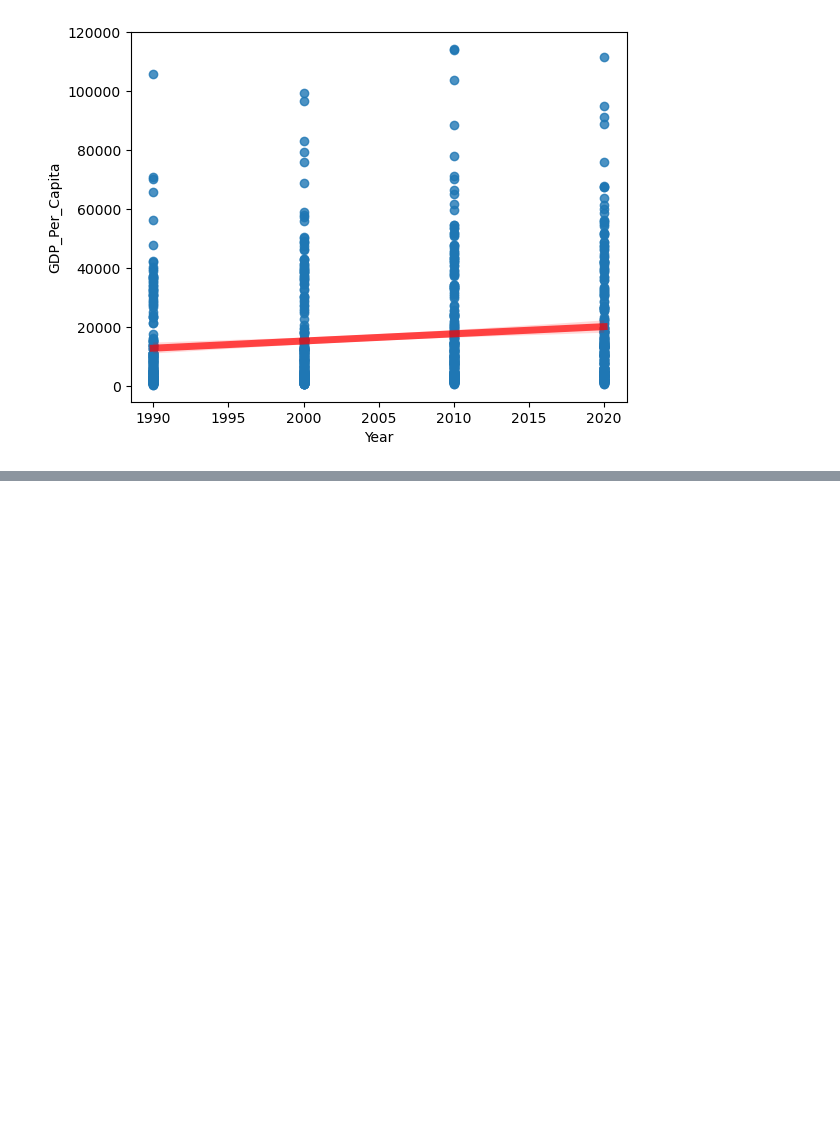
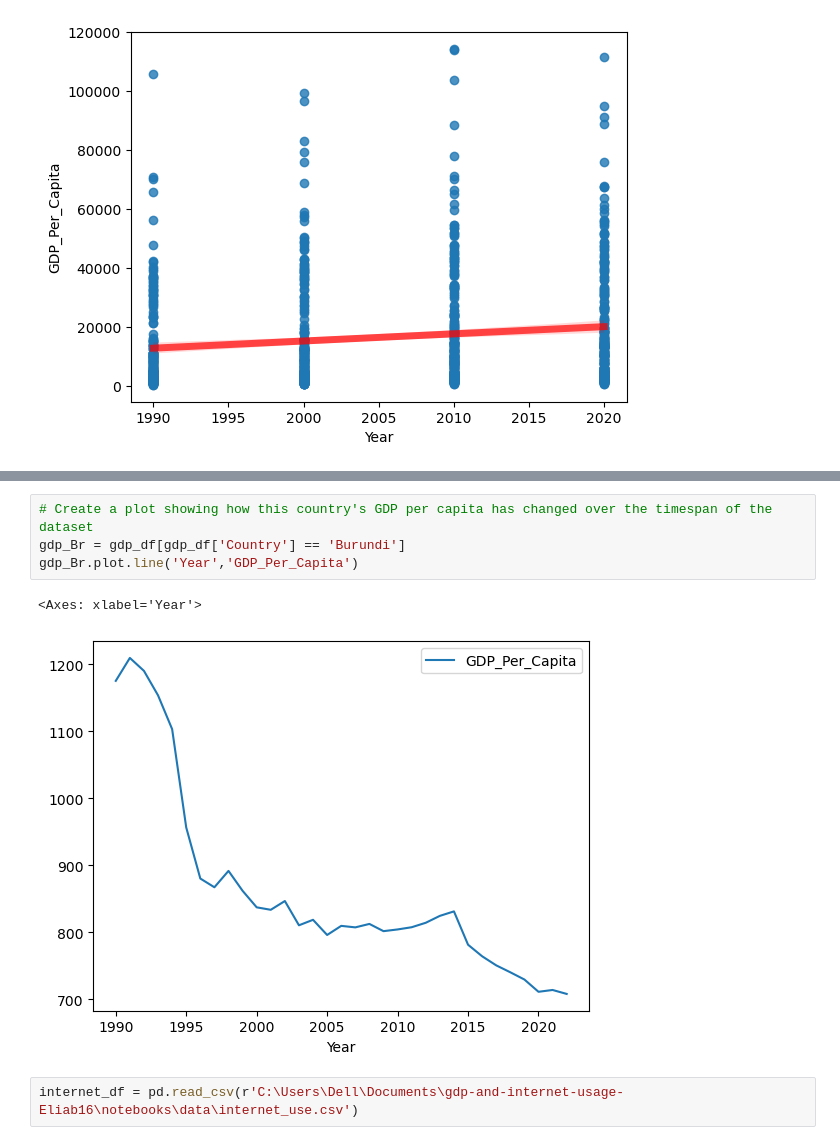
Before and after one commit to NSS-Data-Analytics-Cohort-10/gdp-and-internet-usage-Eliab16, a Jupyter notebook: notebooks/python1.ipynb, the cells around one changed output, grey strips where cells are left out. Saved outputs shown, nothing was run; the diff lists cells and outputs as text; blank space fills up the shorter version.

Commit message:
notebooks14

```diff
--- a/notebooks/python1.ipynb
+++ b/notebooks/python1.ipynb
@@ -182,0 +208,9 @@ United Arab Emirates
+# %%
+# Create a plot showing how this country's GDP per capita has changed over the timespan of the dataset
+gdp_Br = gdp_df[gdp_df['Country'] == 'Burundi']
+gdp_Br.plot.line('Year','GDP_Per_Capita')
+# %% [output]
+<Axes: xlabel='Year'>
+[figure, added]
+# %%
+internet_df = pd.read_csv(r'C:\Users\Dell\Documents\gdp-and-internet-usage-Eliab16\notebooks\data\internet_use.csv')
```
Also changed, not shown: parts of 13 cells of this notebook.
